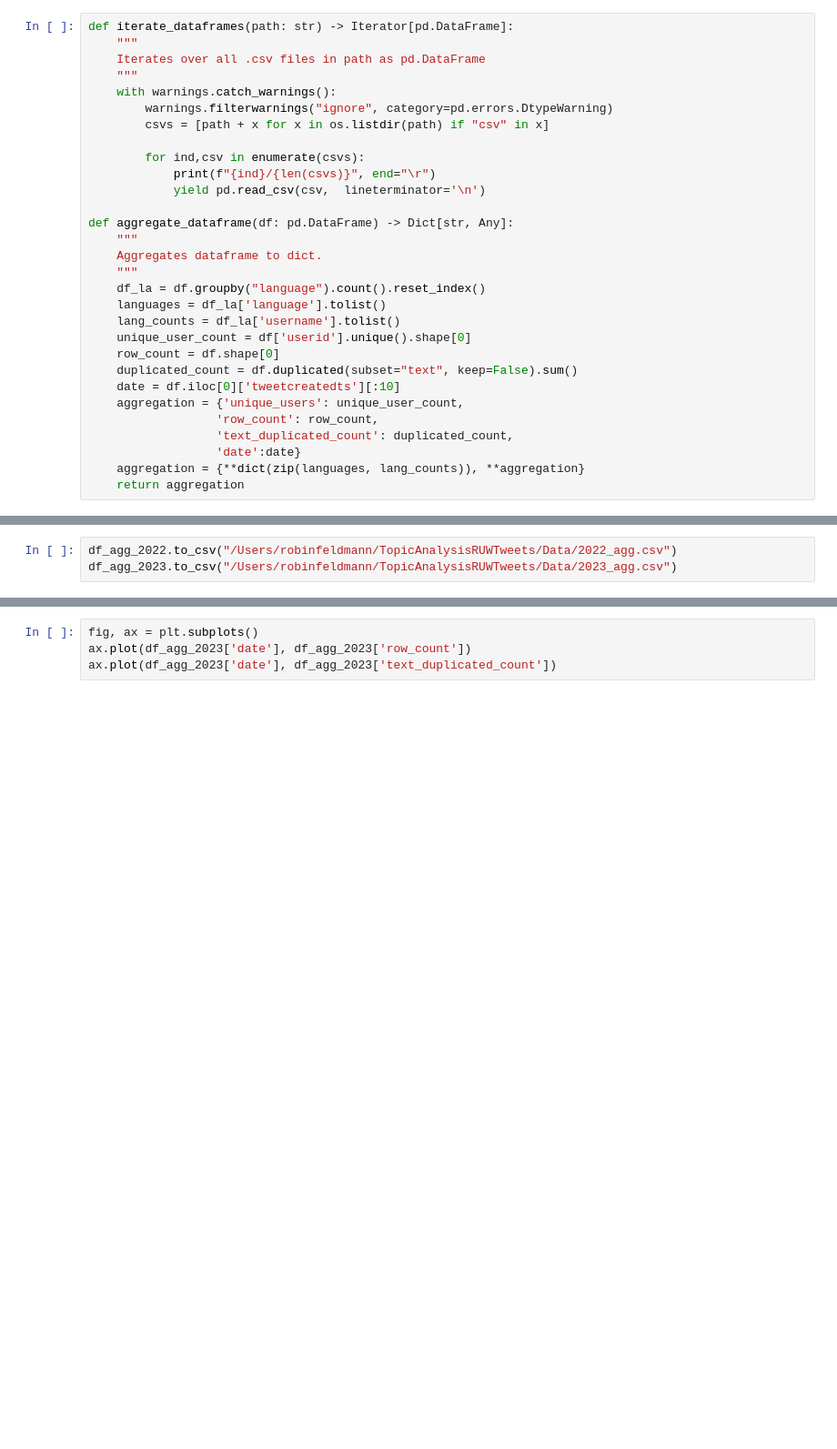
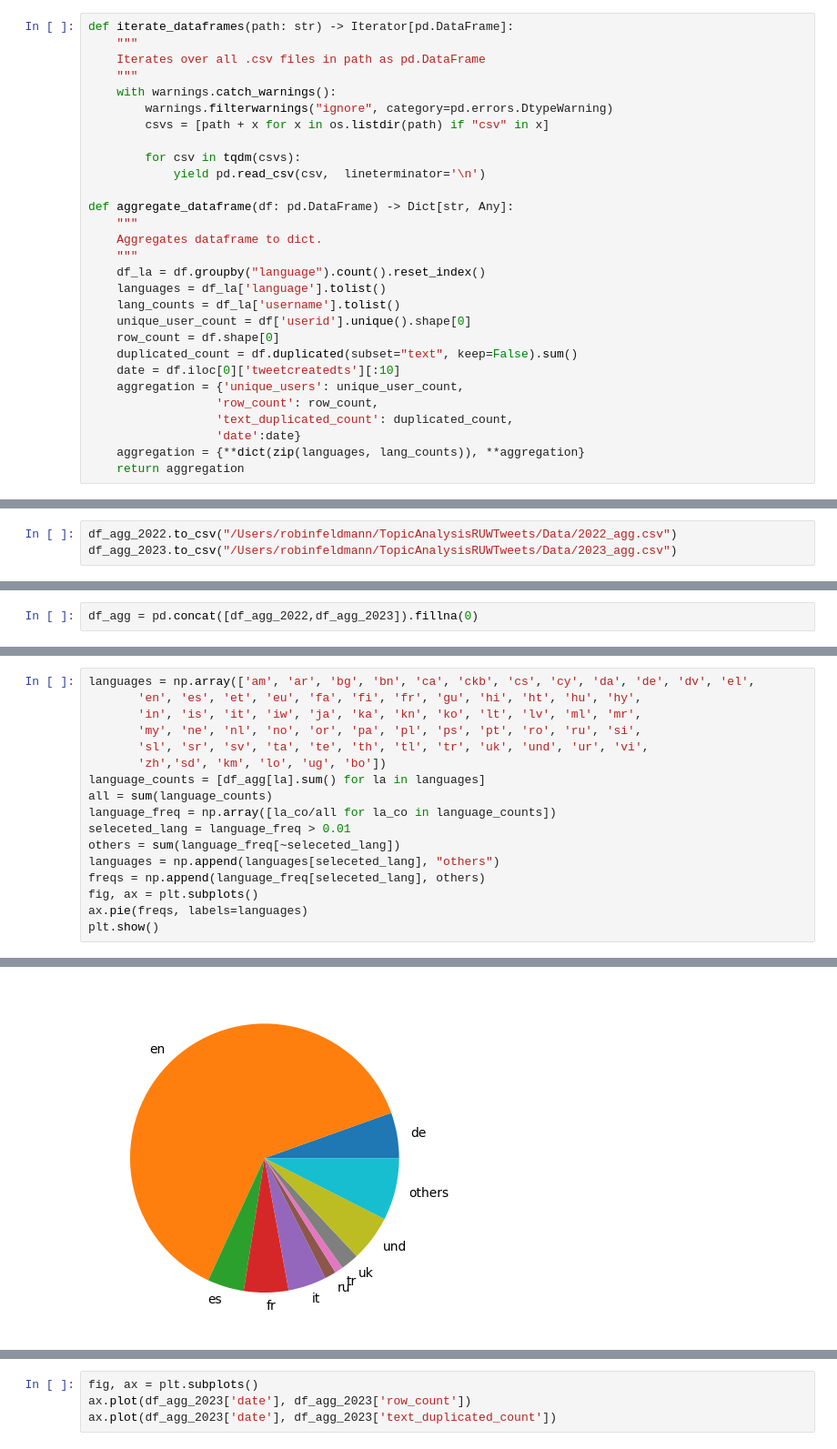
Before and after one commit to Freshpinguin/TopicAnalysisRUWTweets, a Jupyter notebook: Notebooks/FirstOpen.ipynb, the cells around one changed output, grey strips where cells are left out. Shown: that part at 91% size. Saved outputs shown, nothing was run; the diff lists cells and outputs as text; blank space fills up the shorter version.

```diff
--- a/Notebooks/FirstOpen.ipynb
+++ b/Notebooks/FirstOpen.ipynb
@@ -16,8 +20,7 @@ def iterate_dataframes(path: str) -> Iterator[pd.DataFrame]:
         warnings.filterwarnings("ignore", category=pd.errors.DtypeWarning)
         csvs = [path + x for x in os.listdir(path) if "csv" in x]
 
-        for ind,csv in enumerate(csvs):
-            print(f"{ind}/{len(csvs)}", end="\r")
+        for csv in tqdm(csvs):
             yield pd.read_csv(csv,  lineterminator='\n')
 
 def aggregate_dataframe(df: pd.DataFrame) -> Dict[str, Any]:
@@ -85,0 +66,2 @@ Name: date, Length: 311, dtype: object
+# %%
+df_agg = pd.concat([df_agg_2022,df_agg_2023]).fillna(0)
@@ -85,0 +72,18 @@ Name: date, Length: 311, dtype: object
+# %%
+languages = np.array(['am', 'ar', 'bg', 'bn', 'ca', 'ckb', 'cs', 'cy', 'da', 'de', 'dv', 'el',
+       'en', 'es', 'et', 'eu', 'fa', 'fi', 'fr', 'gu', 'hi', 'ht', 'hu', 'hy',
+       'in', 'is', 'it', 'iw', 'ja', 'ka', 'kn', 'ko', 'lt', 'lv', 'ml', 'mr',
+       'my', 'ne', 'nl', 'no', 'or', 'pa', 'pl', 'ps', 'pt', 'ro', 'ru', 'si',
+       'sl', 'sr', 'sv', 'ta', 'te', 'th', 'tl', 'tr', 'uk', 'und', 'ur', 'vi',
+       'zh','sd', 'km', 'lo', 'ug', 'bo'])
+language_counts = [df_agg[la].sum() for la in languages]
+all = sum(language_counts)
+language_freq = np.array([la_co/all for la_co in language_counts])
+seleceted_lang = language_freq > 0.01
+others = sum(language_freq[~seleceted_lang])
+languages = np.append(languages[seleceted_lang], "others")
+freqs = np.append(language_freq[seleceted_lang], others)
+fig, ax = plt.subplots()
+ax.pie(freqs, labels=languages)
+plt.show()
+# %% [output]
@@ -85,0 +110 @@ Name: date, Length: 311, dtype: object
+[figure, added]
```
Also changed, not shown: parts of 9 cells of this notebook.
